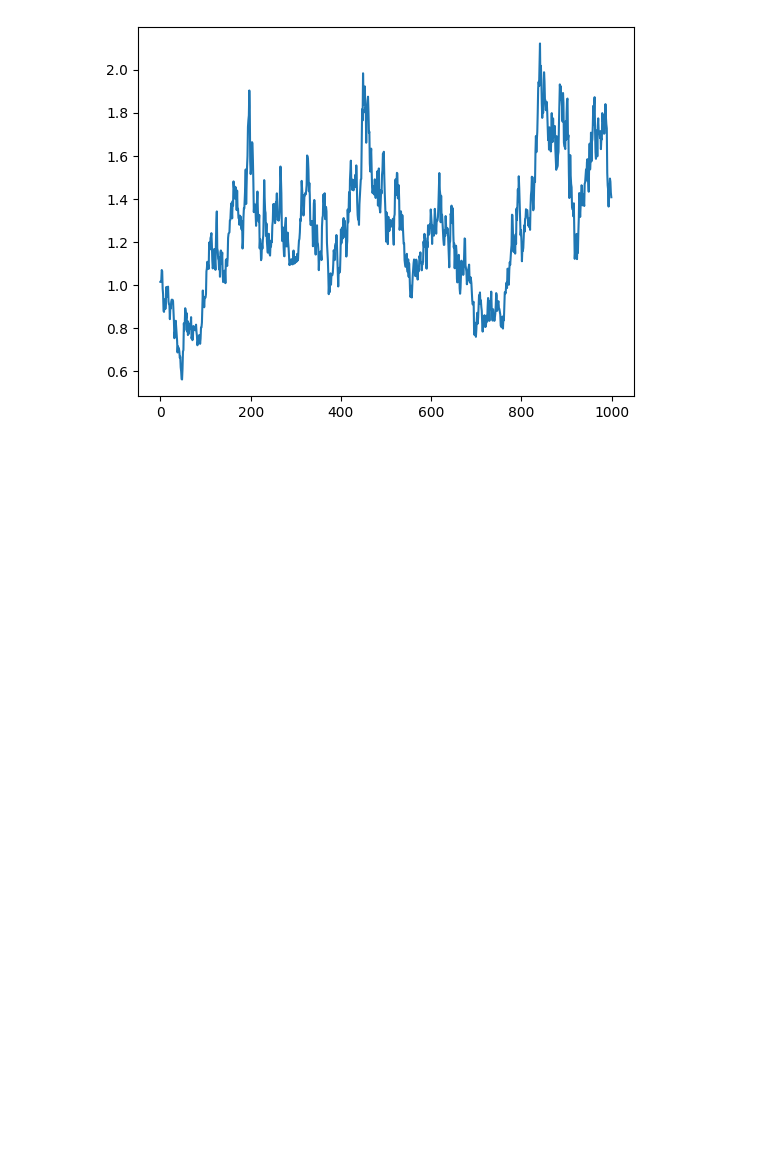
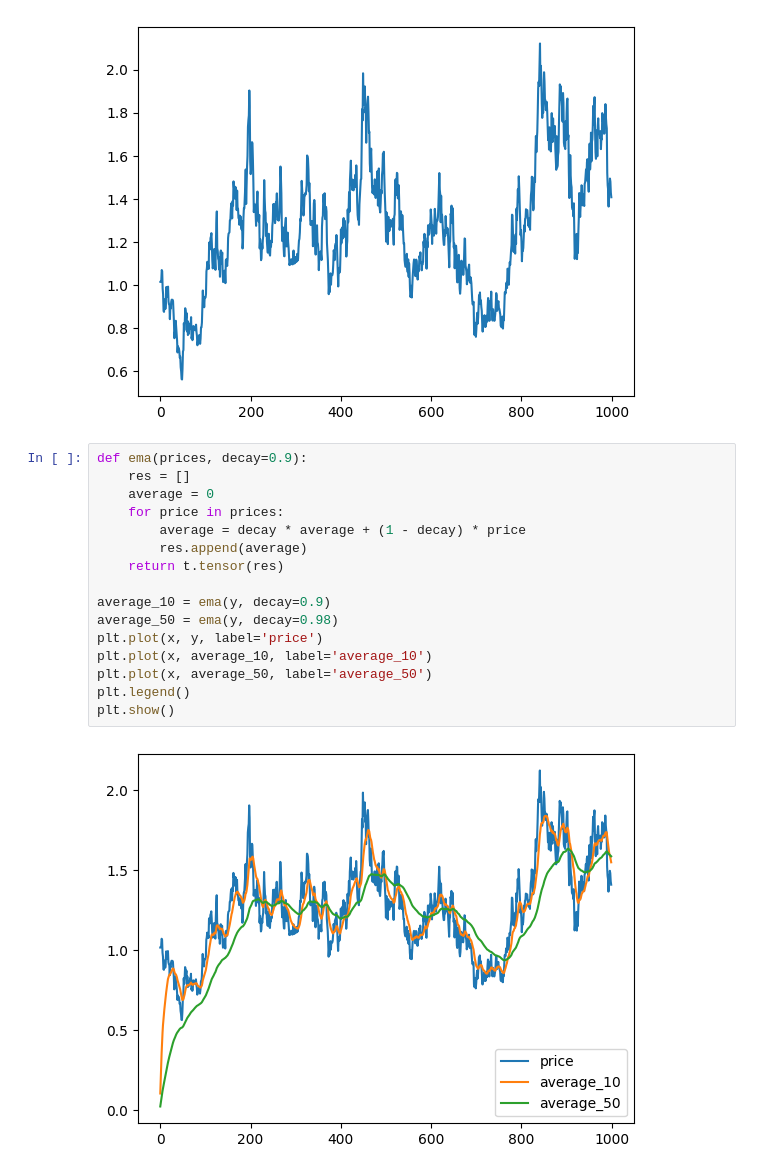
Before and after one commit to peluche/ml-misc, a Jupyter notebook: exponential-moving-average.ipynb, the cells around one changed output. Saved outputs shown, nothing was run; the diff lists cells and outputs as text; blank space fills up the shorter version.

Commit message:
exponential moving average

```diff
--- a/exponential-moving-average.ipynb
+++ b/exponential-moving-average.ipynb
@@ -16,3 +16,21 @@ plt.plot(x, y)
 plt.show()
 # %% [output]
 [figure]
+# %%
+def ema(prices, decay=0.9):
+    res = []
+    average = 0
+    for price in prices:
+        average = decay * average + (1 - decay) * price
+        res.append(average)
+    return t.tensor(res)
+
+average_10 = ema(y, decay=0.9)
+average_50 = ema(y, decay=0.98)
+plt.plot(x, y, label='price')
+plt.plot(x, average_10, label='average_10')
+plt.plot(x, average_50, label='average_50')
+plt.legend()
+plt.show()
+# %% [output]
+[figure, added]
```
